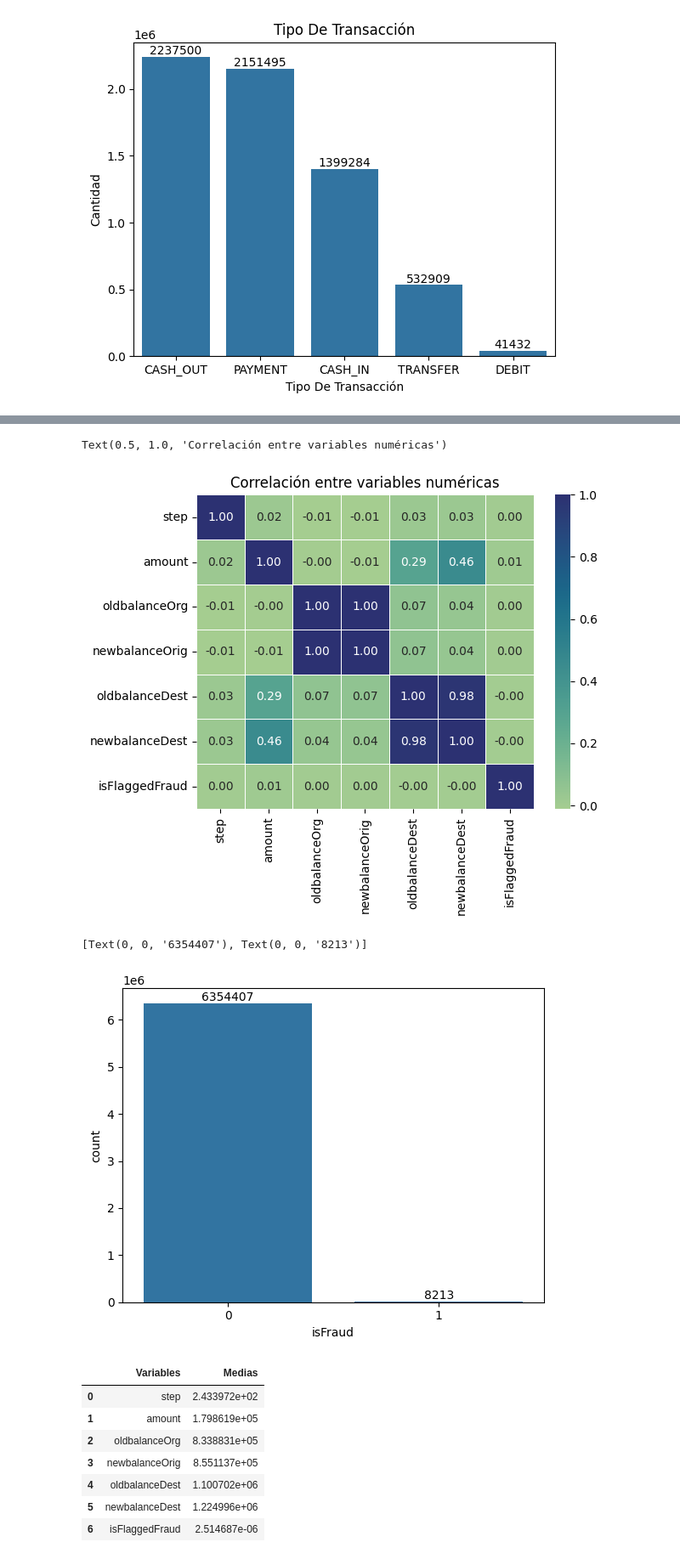
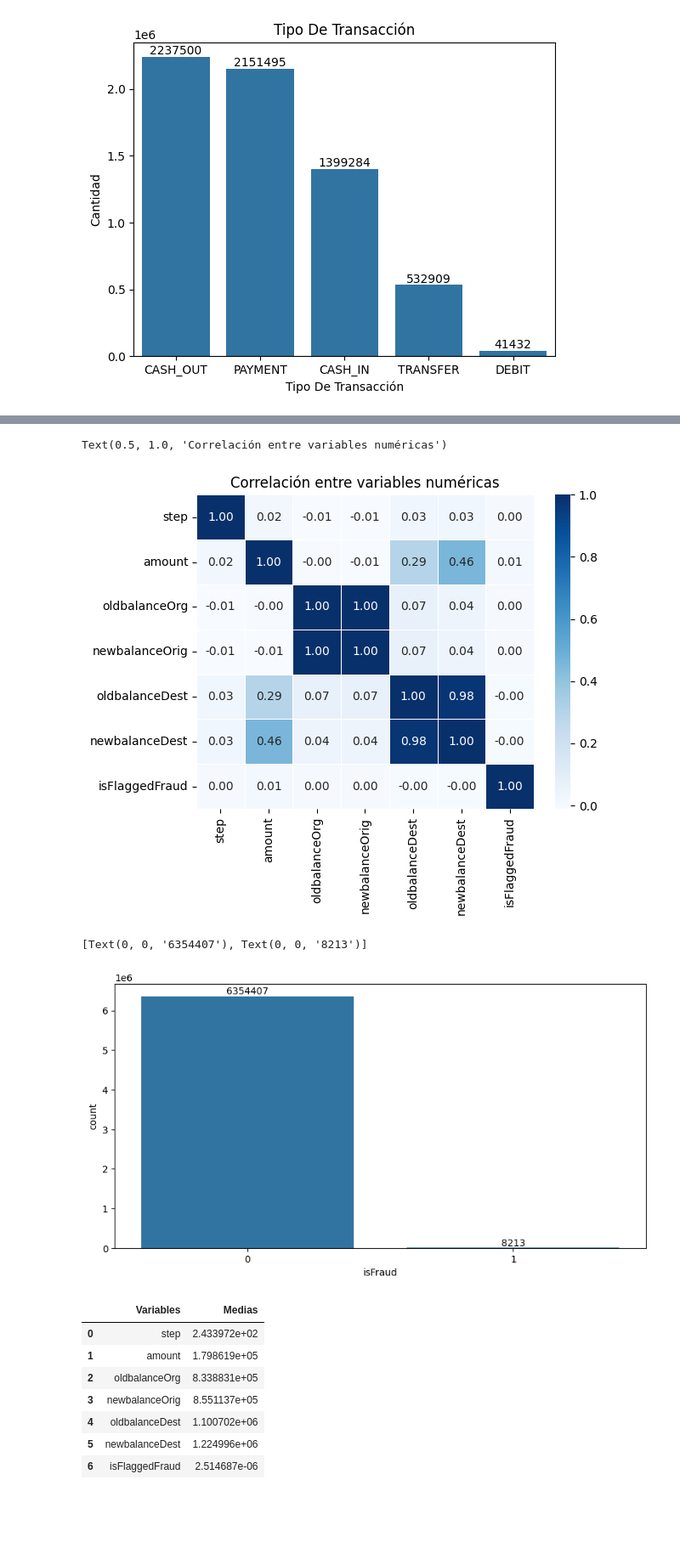
Before and after one commit to Isaias951017/Trabajo-Final-1, a Jupyter notebook: Notebook/analisis.ipynb, the cells around one changed output, grey strips where cells are left out. Shown at 85% size. Drawn from its saved outputs; the diff is of its cells as text; code cells hidden in the pictures; blank space fills up the shorter version.

Commit message:
Agregar análisis exploratorio de transacciones financieras

```diff
--- a/Notebook/analisis.ipynb
+++ b/Notebook/analisis.ipynb
@@ -201,18 +201,19 @@ transacciones.corr(numeric_only=True)
 | newbalanceDest | 0.025888 | 0.459304 | 0.042029 | 0.041837 | 0.976569 | 1.000000 | -0.000529 |
 | isFlaggedFraud | 0.003277 | 0.012295 | 0.003835 | 0.003776 | -0.000513 | -0.000529 | 1.000000 |
 # %%
-sns.heatmap(transacciones.corr(numeric_only=True),annot=True,fmt='.2f',cmap='crest',linewidths=0.5)
+sns.heatmap(transacciones.corr(numeric_only=True),annot=True,fmt='.2f',cmap='Blues',linewidths=0.5)
 plt.title('Correlación entre variables numéricas')
 # %% [output]
 Text(0.5, 1.0, 'Correlación entre variables numéricas')
-[figure, old version]
+[figure, new version]
 # %%
 #Distribucion de la variable isFraud
+plt.figure(figsize=(10,5))
 Fraudes=sns.countplot(data=transacciones,x='isFraud')
 Fraudes.bar_label(Fraudes.containers[0],fmt='%.0f')
 # %% [output]
 [Text(0, 0, '6354407'), Text(0, 0, '8213')]
-[figure, old version]
+[figure, new version]
 # %%
 Medias= pd.DataFrame(transacciones.select_dtypes(include='number').mean()).reset_index()
 Medias.columns=['Variables','Medias']
```
Also changed, not shown: parts of 10 cells of this notebook.
